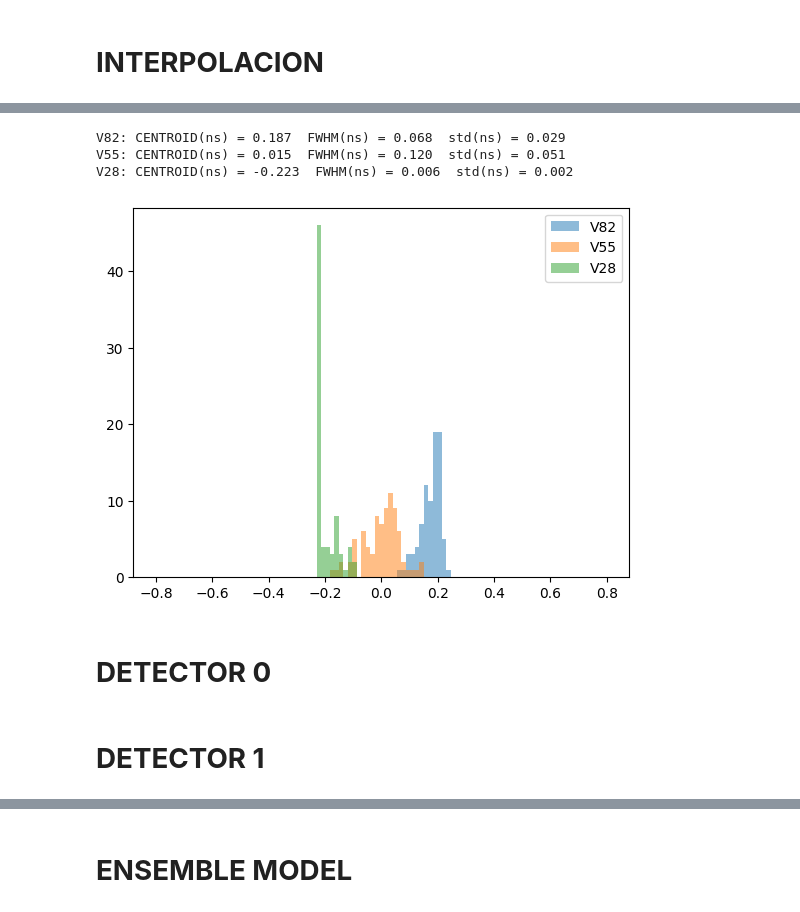
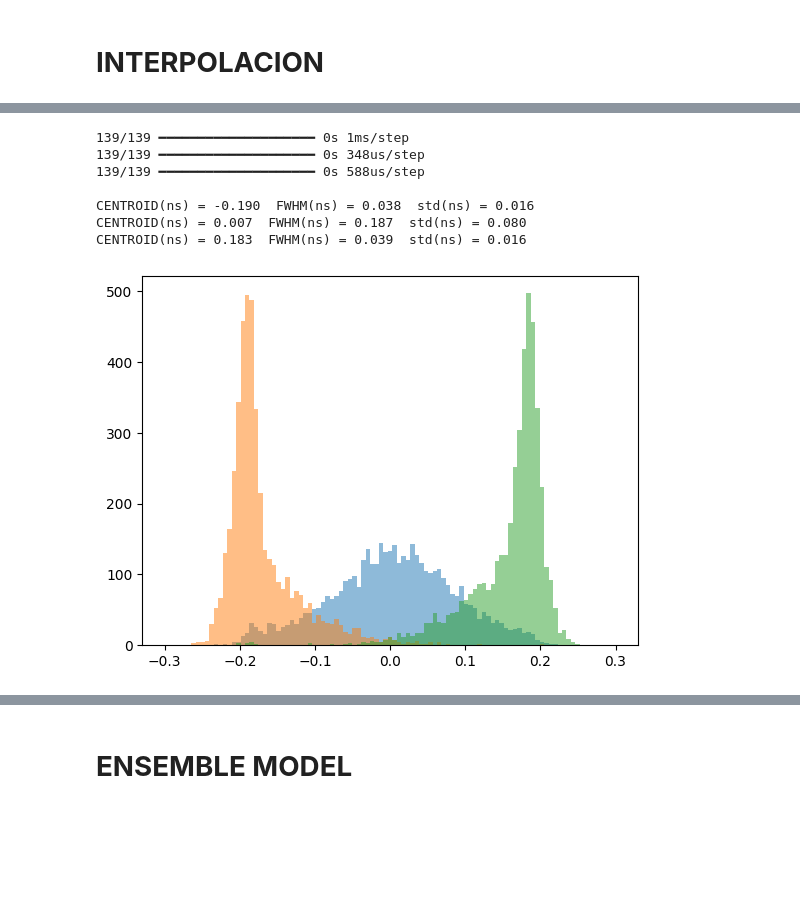
Before and after one commit to wjosefw/Signal-processing-with-Neural-networks, a Jupyter notebook: DEEP_TIMING_CONVOLUTIONAL.ipynb, the cells around one changed output, grey strips where cells are left out. Saved outputs shown, nothing was run; the diff lists cells and outputs as text; code cells hidden in the pictures; blank space fills up the shorter version.

```diff
--- a/DEEP_TIMING_CONVOLUTIONAL.ipynb
+++ b/DEEP_TIMING_CONVOLUTIONAL.ipynb
@@ -97,0 +78,3 @@ def model_definition(N_points):
+# %%
+#------------------------------------- Define number of training examples --------------------------------
+Ntrain_practicas = int(0.8*new_pulsos_practica.shape[0])
@@ -97,0 +83,4 @@ def model_definition(N_points):
+# %%
+#------------------------------------- Train-Validation set --------------------------------
+train_data = new_pulsos_practica[:Ntrain_practicas]
+validation_data = new_pulsos_practica[Ntrain_practicas:]
@@ -98,5 +151,6 @@ def model_definition(N_points):
 # %%
-model = model_definition(Nt_new)
+#------------------------------------- Define neural network model --------------------------------
+model = model_definition_convolutional(int(stop-start))
 
 #opt = tf.keras.optimizers.AdamW(learning_rate=1e-4)
 model.compile(optimizer='AdamW',loss='MSE')
@@ -123,4 +177,4 @@ Model: "sequential_21"
  Non-trainable params: 0 (0.00 B)
 # %%
-history = model.fit(train_data, REF, epochs=500, batch_size=64)
+history = model.fit(trainX, REF, epochs = 100, batch_size = 512)
 # %% [output]
@@ -148,36 +208,37 @@ TOF = model.predict(validation_data)
 # %%
-Nval_V28 = new_V28[Ntrain_V28:,:,:].shape[0]
-Nval_V55 = new_V55[Ntrain_V55:,:,:].shape[0]
-Nval_V82 = new_V82[Ntrain_V82:,:,:].shape[0]
-#------------------------------------------- Histogram and gaussian fit -----------------------------------------------
-nbins=101
-histogN_V82, binsN, patchesN  = plt.hist(TOF[Nval_V55 + Nval_V28:] - np.mean(TOF[0:Nval_V55]),bins=nbins,range=[-0.8,0.8],alpha = 0.5,label='V82');
+#------------------------------------------- Make prediction ----------------------------------------------
+TOF = model.predict(validationX[:validation_data.shape[0],:,:])
+TOF_02 = model.predict(validationX[validation_data.shape[0]:int(2*validation_data.shape[0]),:,:])
+TOF_20 = model.predict(validationX[2*validation_data.shape[0]:3*validation_data.shape[0],:,:])
+#------------------------------------------- Histogram and gaussian fit -----------------------------------
+nbins = 101
+histogN_V82, binsN, patchesN  = plt.hist(TOF, bins = nbins, range=[-0.3,0.3], alpha = 0.5);
 cbinsN = 0.5*(binsN[1:]+binsN[0:-1])
-HN, AN, x0N_V82, sigmaN_V82 = gauss_fit(cbinsN, histogN_V82)
+HN, AN, x0N, sigmaN = gauss_fit(cbinsN, histogN_V82)
 
-histogN_V55, binsN, patchesN  = plt.hist(TOF[0:Nval_V55] - np.mean(TOF[0:Nval_V55]),bins=nbins,range=[-0.8,0.8],alpha = 0.5,label='V55');
+histogN_V82, binsN, patchesN  = plt.hist(TOF_02, bins = nbins, range=[-0.3,0.3], alpha = 0.5);
 cbinsN = 0.5*(binsN[1:]+binsN[0:-1])
-HN, AN, x0N_V55, sigmaN_V55 = gauss_fit(cbinsN, histogN_V55)
+HN, AN, x0N_02, sigmaN_02 = gauss_fit(cbinsN, histogN_V82)
 
-histogN_V28, binsN, patchesN  = plt.hist(TOF[Nval_V55: Nval_V55 + Nval_V28] - np.mean(TOF[0:Nval_V55]),bins=nbins,range=[-0.8,0.8],alpha = 0.5,label='V28');
+histogN_V82, binsN, patchesN  = plt.hist(TOF_20, bins = nbins, range=[-0.3,0.3], alpha = 0.5);
 cbinsN = 0.5*(binsN[1:]+binsN[0:-1])
-HN, AN, x0N_V28, sigmaN_V28 = gauss_fit(cbinsN, histogN_V28)
-plt.legend()
+HN, AN, x0N_20, sigmaN_20 = gauss_fit(cbinsN, histogN_V82)
 
-
-FWHMN_V82 = 2.35482 * sigmaN_V82
-FWHMN_V55 = 2.35482 * sigmaN_V55
-FWHMN_V28 = 2.35482 * sigmaN_V28
+FWHMN = 2.35482 * sigmaN
+FWHMN_02 = 2.35482 * sigmaN_02
+FWHMN_20 = 2.35482 * sigmaN_20
 
 
 print('')
-print("V82: CENTROID(ns) = %.3f  FWHM(ns) = %.3f  std(ns) = %.3f" % (x0N_V82, FWHMN_V82, sigmaN_V82))
-print("V55: CENTROID(ns) = %.3f  FWHM(ns) = %.3f  std(ns) = %.3f" % (x0N_V55, FWHMN_V55, sigmaN_V55))
-print("V28: CENTROID(ns) = %.3f  FWHM(ns) = %.3f  std(ns) = %.3f" % (x0N_V28, FWHMN_V28, sigmaN_V28))
+print("CENTROID(ns) = %.3f  FWHM(ns) = %.3f  std(ns) = %.3f" % (x0N_02, FWHMN_02, sigmaN_02))
+print("CENTROID(ns) = %.3f  FWHM(ns) = %.3f  std(ns) = %.3f" % (x0N, FWHMN, sigmaN))
+print("CENTROID(ns) = %.3f  FWHM(ns) = %.3f  std(ns) = %.3f" % (x0N_20, FWHMN_20, sigmaN_20))
 # %% [output]
-V82: CENTROID(ns) = 0.187  FWHM(ns) = 0.068  std(ns) = 0.029
-V55: CENTROID(ns) = 0.015  FWHM(ns) = 0.120  std(ns) = 0.051
-V28: CENTROID(ns) = -0.223  FWHM(ns) = 0.006  std(ns) = 0.002
+139/139 ━━━━━━━━━━━━━━━━━━━━ 0s 1ms/step
+139/139 ━━━━━━━━━━━━━━━━━━━━ 0s 348us/step
+139/139 ━━━━━━━━━━━━━━━━━━━━ 0s 588us/step
+
+CENTROID(ns) = -0.190  FWHM(ns) = 0.038  std(ns) = 0.016
+CENTROID(ns) = 0.007  FWHM(ns) = 0.187  std(ns) = 0.080
+CENTROID(ns) = 0.183  FWHM(ns) = 0.039  std(ns) = 0.016
-[figure, old version]
+[figure, new version]
-# %% [markdown]
-# **DETECTOR 0**
@@ -217,2 +244,0 @@ REF_train_dec0 = REF_dec0[:]
-# %% [markdown]
-# **DETECTOR 1**
```
Also changed, not shown: parts of 30 cells of this notebook.
